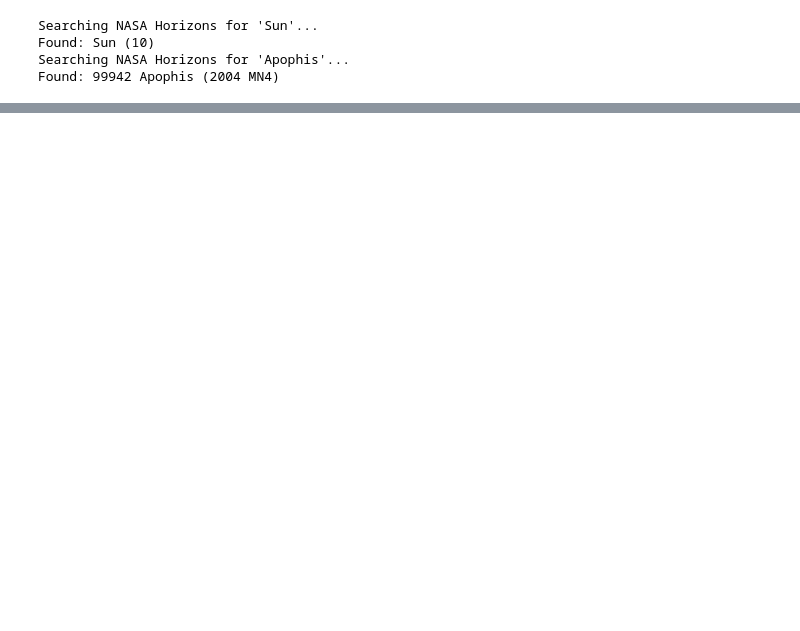
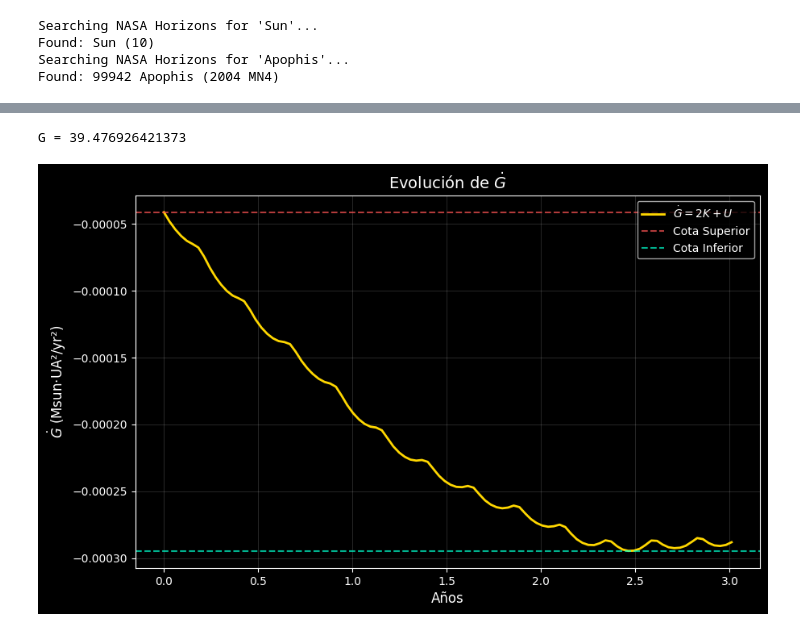
Before and after one commit to IsaacVilladaMontoya/meccel, a Jupyter notebook: Proyecto_meccel.ipynb, the cells around one changed output, grey strips where cells are left out. Drawn from its saved outputs; the diff is of its cells as text; code cells hidden in the pictures; blank space fills up the shorter version.

```diff
--- a/Proyecto_meccel.ipynb
+++ b/Proyecto_meccel.ipynb
@@ -200,0 +236,65 @@ plt.show()
+# %%
+#Creamos arreglos para almacenar los datos
+K_arr = np.zeros(len(ts))
+U_arr = np.zeros(len(ts))
+virial_punto_arr = np.zeros(len(ts)) # Esto es G punto (2K + U)
+
+# Obtenemos la constante gravitacional en las unidades actuales (Msun, AU, yr)
+G_constante = sim2.G
+
+for i, t in enumerate(ts):
+    sim2.integrate(t)
+
+    K = 0.0
+    U = 0.0
+    num_particulas = len(sim2.particles)
+
+    # Doble ciclo para calcular K de cada cuerpo y U de cada par
+    for p in range(num_particulas):
+        particula_1 = sim2.particles[p]
+
+        # --- Cálculo de K manual ---
+        v_cuadrado = particula_1.vx**2 + particula_1.vy**2 + particula_1.vz**2
+        K += 0.5 * particula_1.m * v_cuadrado
+
+        # --- Cálculo de U manual (Interacción por pares) ---
+        for q in range(p + 1, num_particulas):
+            particula_2 = sim2.particles[q]
+
+            # Distancia euclidiana entre la partícula p y la partícula q
+            dx = particula_1.x - particula_2.x
+            dy = particula_1.y - particula_2.y
+            dz = particula_1.z - particula_2.z
+            distancia = np.sqrt(dx**2 + dy**2 + dz**2)
+
+            # Potencial gravitacional entre este par
+            U -= G_constante * (particula_1.m * particula_2.m) / distancia
+
+    # Guardamos los valores en los arreglos
+    K_arr[i] = K
+    U_arr[i] = U
+    virial_punto_arr[i] = 2 * K + U
+
+print(f'G = {G_constante}')
+
+#Gráfica de G punto (2K + U) oscilando
+plt.figure(figsize=(10, 6))
+
+plt.plot(ts, virial_punto_arr, color='#FFD700', linewidth=2, label=r'$\dot{G} = 2K + U$')
+
+# Cotas (Máximo y Mínimo)
+cota_max = np.max(virial_punto_arr)
+cota_min = np.min(virial_punto_arr)
+plt.axhline(cota_max, color='#FF5555', linestyle='--', alpha=0.7, label=f'Cota Superior')
+plt.axhline(cota_min, color='#00FFCC', linestyle='--', alpha=0.7, label=f'Cota Inferior')
+
+plt.title(r"Evolución de $\dot{G}$", fontsize=14)
+plt.xlabel("Años", fontsize=12)
+plt.ylabel(r"$\dot{G}$ (Msun·UA²/yr²)", fontsize=12)
+plt.legend(loc='upper right')
+plt.grid(True, alpha=0.15)
+plt.style.use('dark_background')
+plt.show()
+# %% [output]
+G = 39.476926421373
+[figure, added]
```
Also changed, not shown: parts of 7 cells of this notebook.
